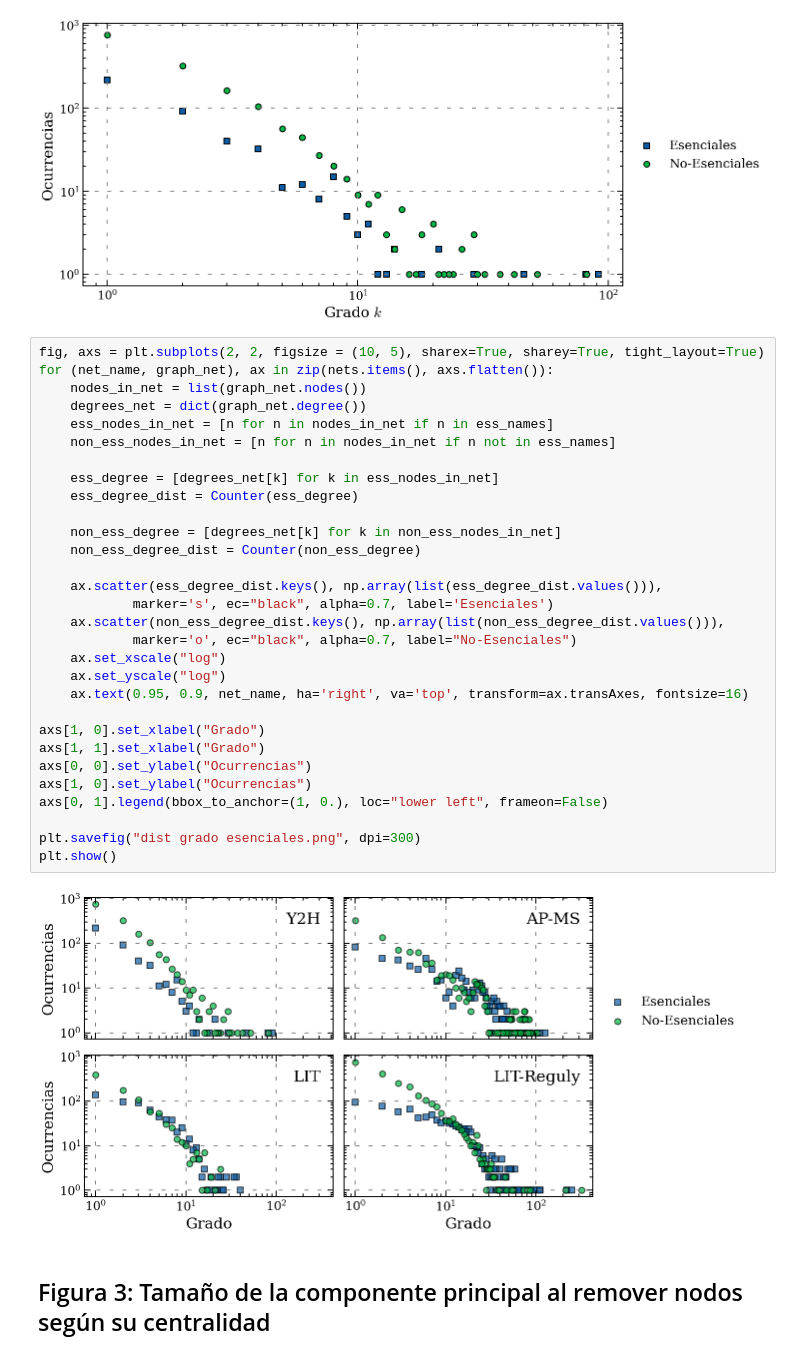
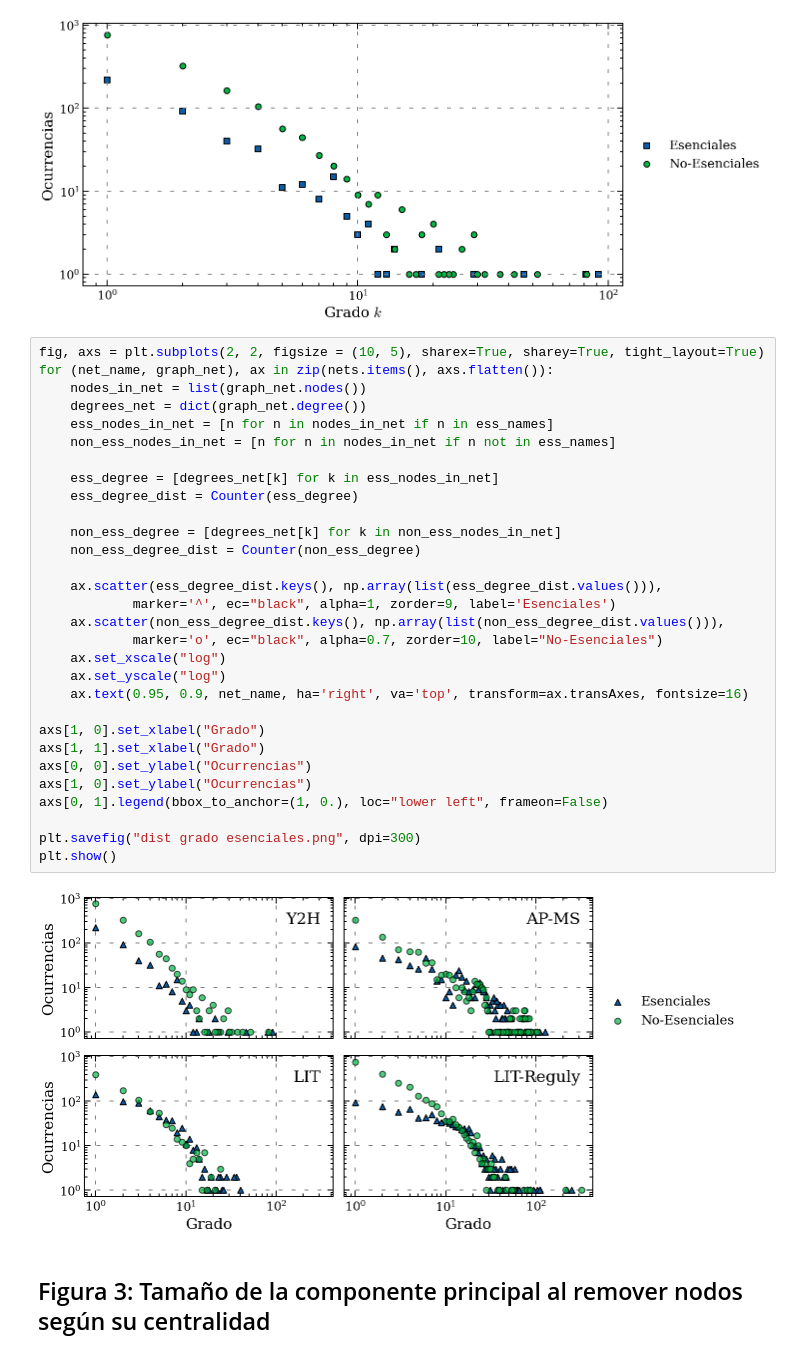
Before and after one commit to facundojgarcia02/CoNet, a Jupyter notebook: TP3/TP3 copy Facu.ipynb, the cells around one changed output. Cells and saved outputs as stored; diff of their text form.

```diff
--- a/TP3/TP3 copy Facu.ipynb
+++ b/TP3/TP3 copy Facu.ipynb
@@ -643,35 +643,35 @@ plt.show()
 # %%
 fig, axs = plt.subplots(2, 2, figsize = (10, 5), sharex=True, sharey=True, tight_layout=True)
 for (net_name, graph_net), ax in zip(nets.items(), axs.flatten()):
     nodes_in_net = list(graph_net.nodes())
     degrees_net = dict(graph_net.degree())
     ess_nodes_in_net = [n for n in nodes_in_net if n in ess_names]
     non_ess_nodes_in_net = [n for n in nodes_in_net if n not in ess_names]
 
     ess_degree = [degrees_net[k] for k in ess_nodes_in_net]
     ess_degree_dist = Counter(ess_degree)
 
     non_ess_degree = [degrees_net[k] for k in non_ess_nodes_in_net]
     non_ess_degree_dist = Counter(non_ess_degree)
 
     ax.scatter(ess_degree_dist.keys(), np.array(list(ess_degree_dist.values())),
-            marker='s', ec="black", alpha=0.7, label='Esenciales')
+            marker='^', ec="black", alpha=1, zorder=9, label='Esenciales')
     ax.scatter(non_ess_degree_dist.keys(), np.array(list(non_ess_degree_dist.values())),
-            marker='o', ec="black", alpha=0.7, label="No-Esenciales")
+            marker='o', ec="black", alpha=0.7, zorder=10, label="No-Esenciales")
     ax.set_xscale("log")
     ax.set_yscale("log")
     ax.text(0.95, 0.9, net_name, ha='right', va='top', transform=ax.transAxes, fontsize=16)
 
 axs[1, 0].set_xlabel("Grado")
 axs[1, 1].set_xlabel("Grado")
 axs[0, 0].set_ylabel("Ocurrencias")
 axs[1, 0].set_ylabel("Ocurrencias")
 axs[0, 1].legend(bbox_to_anchor=(1, 0.), loc="lower left", frameon=False)
 
 plt.savefig("dist grado esenciales.png", dpi=300)
 plt.show()
 # %% [output]
-[figure, old version]
+[figure, new version]
 # %% [markdown]
 ## Figura 3: Tamaño de la componente principal al remover nodos según su centralidad
 # %%
```
Also changed, not shown: parts of 3 cells of this notebook, 3 other files.
